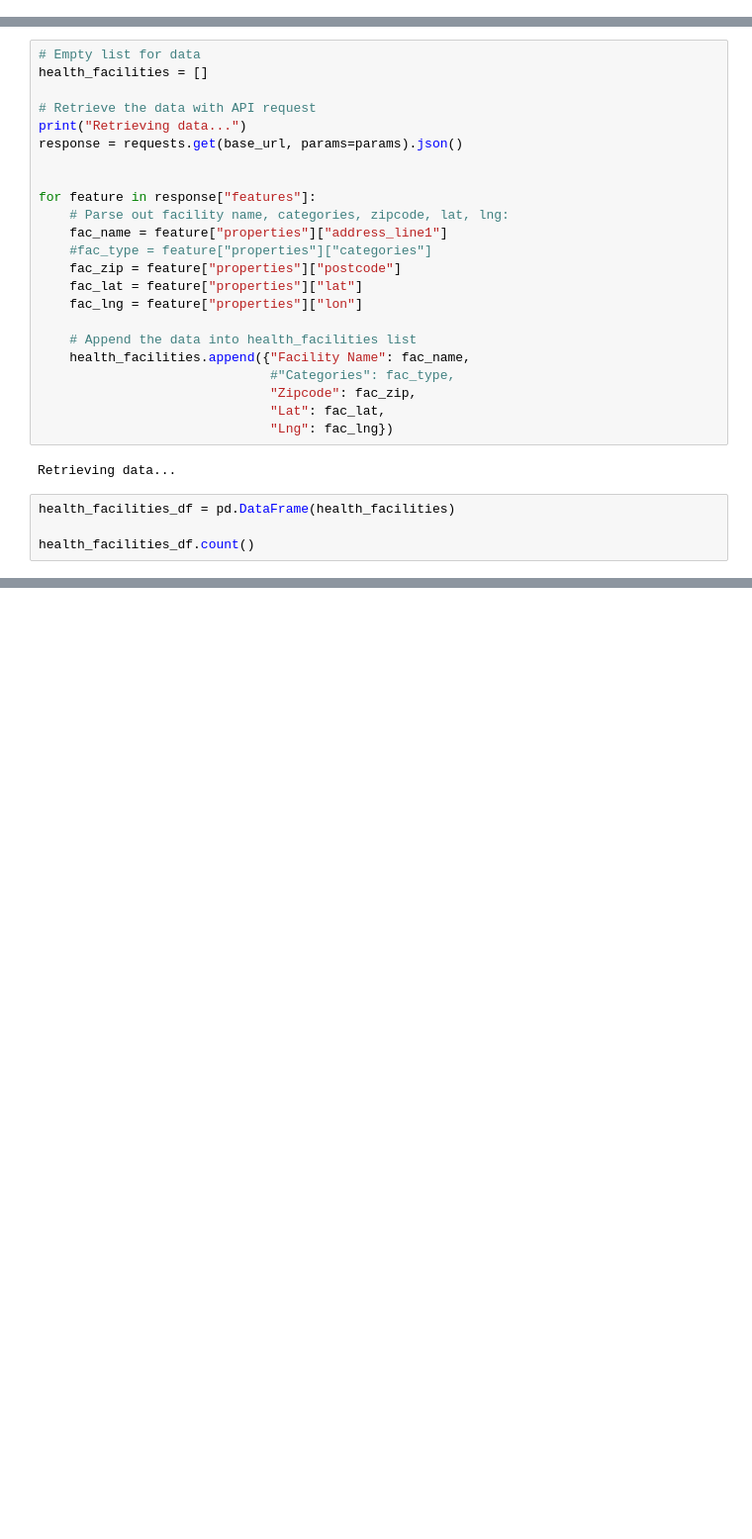
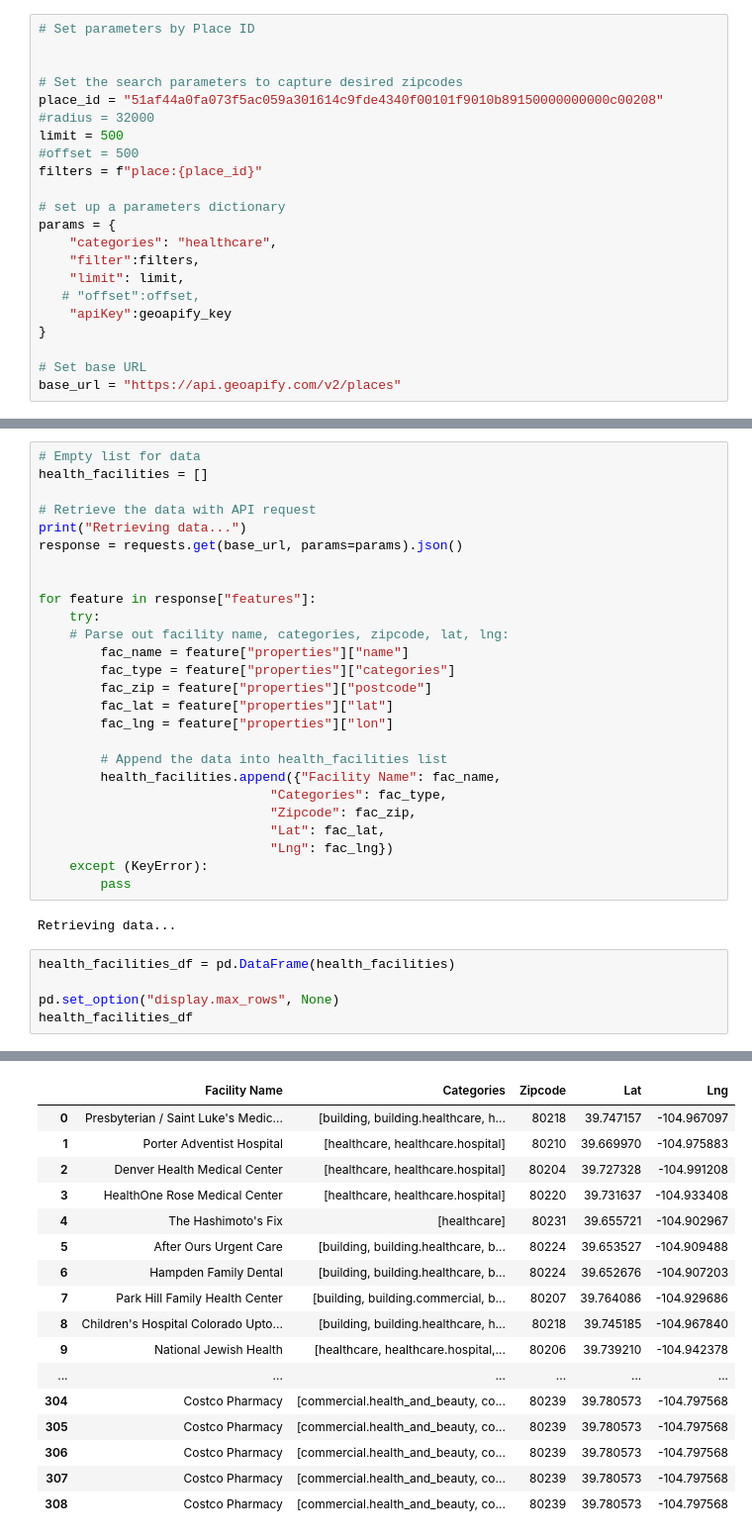
Before and after one commit to lizmartin/project_1_data_viz, a Jupyter notebook: geo_healthcare.ipynb, the cells around one changed output, grey strips where cells are left out. Shown at 99% size. Cells and saved outputs as stored; diff of their text form; blank space fills up the shorter version.

Commit message:
gather list of healthcare facilities in Denver, co

```diff
--- a/geo_healthcare.ipynb
+++ b/geo_healthcare.ipynb
@@ -29,6 +32,28 @@ params = {
 
 # Set base URL
 base_url = "https://api.geoapify.com/v2/places"
+# %%
+# Set parameters by Place ID
+
+
+# Set the search parameters to capture desired zipcodes
+place_id = "51af44a0fa073f5ac059a301614c9fde4340f00101f9010b89150000000000c00208"
+#radius = 32000
+limit = 500
+#offset = 500
+filters = f"place:{place_id}"
+
+# set up a parameters dictionary
+params = {
+    "categories": "healthcare",
+    "filter":filters,
+    "limit": limit,
+   # "offset":offset,
+    "apiKey":geoapify_key
+}
+
+# Set base URL
+base_url = "https://api.geoapify.com/v2/places"
 # %%
 print("Retrieving data...")
 response = requests.get(base_url, params=params).json()
@@ -51,23 +91,27 @@ response = requests.get(base_url, params=params).json()
 
 
 for feature in response["features"]:
+    try:
     # Parse out facility name, categories, zipcode, lat, lng:
-    fac_name = feature["properties"]["address_line1"]
-    #fac_type = feature["properties"]["categories"]
-    fac_zip = feature["properties"]["postcode"]
-    fac_lat = feature["properties"]["lat"]
-    fac_lng = feature["properties"]["lon"]
+        fac_name = feature["properties"]["name"]
+        fac_type = feature["properties"]["categories"]
+        fac_zip = feature["properties"]["postcode"]
+        fac_lat = feature["properties"]["lat"]
+        fac_lng = feature["properties"]["lon"]
 
-    # Append the data into health_facilities list
-    health_facilities.append({"Facility Name": fac_name,
-                              #"Categories": fac_type,
+        # Append the data into health_facilities list
+        health_facilities.append({"Facility Name": fac_name,
+                              "Categories": fac_type,
                               "Zipcode": fac_zip,
                               "Lat": fac_lat,
                               "Lng": fac_lng})
+    except (KeyError):
+        pass
 # %% [output]
 Retrieving data...
 # %%
 health_facilities_df = pd.DataFrame(health_facilities)
 
-health_facilities_df.count()
+pd.set_option("display.max_rows", None)
+health_facilities_df
 # %% [output]
@@ -75 +118,18 @@ Series([], dtype: int64)
+|  | Facility Name | Categories | Zipcode | Lat | Lng |
+| 0 | Presbyterian / Saint Luke's Medic... | [building, building.healthcare, h... | 80218 | 39.747157 | -104.967097 |
+| 1 | Porter Adventist Hospital | [healthcare, healthcare.hospital] | 80210 | 39.669970 | -104.975883 |
+| 2 | Denver Health Medical Center | [healthcare, healthcare.hospital] | 80204 | 39.727328 | -104.991208 |
+| 3 | HealthOne Rose Medical Center | [healthcare, healthcare.hospital] | 80220 | 39.731637 | -104.933408 |
+| 4 | The Hashimoto's Fix | [healthcare] | 80231 | 39.655721 | -104.902967 |
+| 5 | After Ours Urgent Care | [building, building.healthcare, b... | 80224 | 39.653527 | -104.909488 |
+| 6 | Hampden Family Dental | [building, building.healthcare, b... | 80224 | 39.652676 | -104.907203 |
+| 7 | Park Hill Family Health Center | [building, building.commercial, b... | 80207 | 39.764086 | -104.929686 |
+| 8 | Children's Hospital Colorado Upto... | [building, building.healthcare, h... | 80218 | 39.745185 | -104.967840 |
+| 9 | National Jewish Health | [healthcare, healthcare.hospital,... | 80206 | 39.739210 | -104.942378 |
+| ... | ... | ... | ... | ... | ... |
+| 304 | Costco Pharmacy | [commercial.health_and_beauty, co... | 80239 | 39.780573 | -104.797568 |
+| 305 | Costco Pharmacy | [commercial.health_and_beauty, co... | 80239 | 39.780573 | -104.797568 |
+| 306 | Costco Pharmacy | [commercial.health_and_beauty, co... | 80239 | 39.780573 | -104.797568 |
+| 307 | Costco Pharmacy | [commercial.health_and_beauty, co... | 80239 | 39.780573 | -104.797568 |
+| 308 | Costco Pharmacy | [commercial.health_and_beauty, co... | 80239 | 39.780573 | -104.797568 |
 # %%
```
Also changed, not shown: parts of 6 cells of this notebook, 6 other files.
